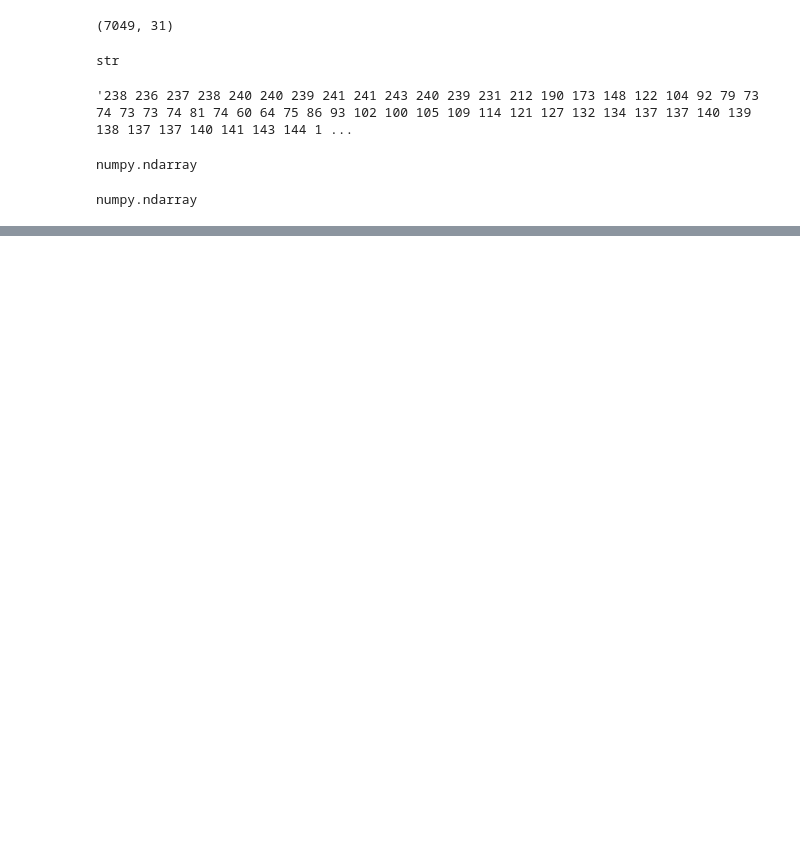
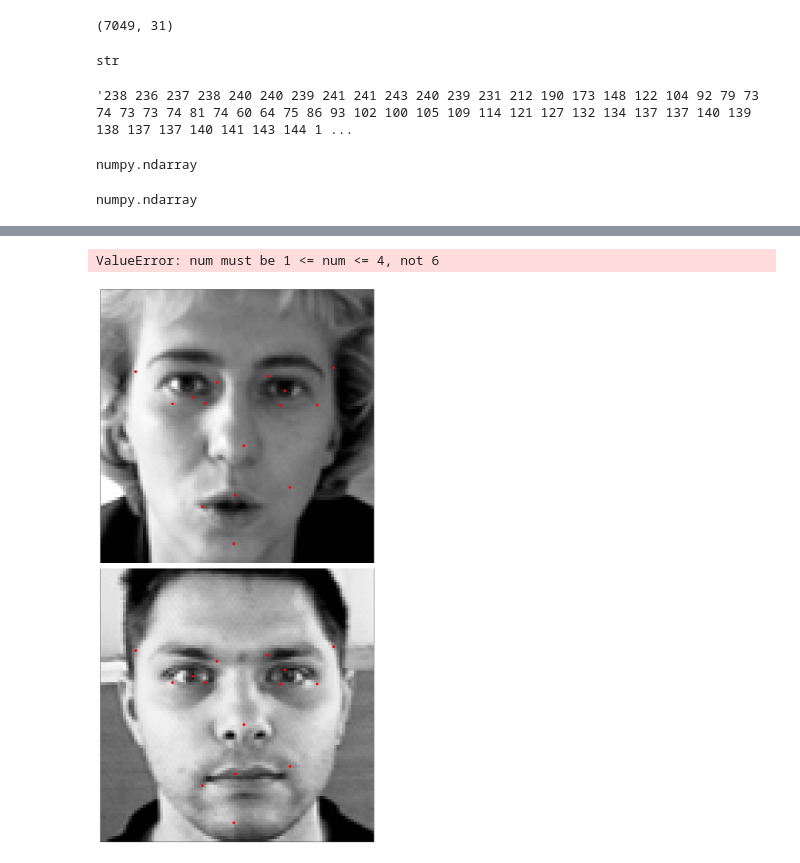
Before and after one commit to AlexandreNeuk/Facial-Keypoint-Detection, a Jupyter notebook: Untitled.ipynb, the cells around one changed output, grey strips where cells are left out. Drawn from its saved outputs; the diff is of its cells as text; code cells hidden in the pictures; blank space fills up the shorter version.

```diff
--- a/Untitled.ipynb
+++ b/Untitled.ipynb
@@ -62 +75,16 @@ plt.show()
 [figure]
+# %%
+fig = plt.figure(figsize=(20, 20))
+fig.subplots_adjust(left=0, right=1, bottom=0, top=1, hspace=0.02, wspace=0.02)
+
+for i in range(1, 8, 2):
+    fig.add_subplot(2, 2, i + 1, xticks=[], yticks=[])
+    image = plt.imshow(training['Image'][i], cmap='gray')
+    l = []
+    for i in range(1,31,2):
+        l.append(plt.plot(training.loc[i][i-1], training.loc[i][i], 'ro'))
+
+plt.show()
+# %% [output]
+ValueError: num must be 1 <= num <= 4, not 6
+[figure, added]
```
Also changed, not shown: parts of 3 cells of this notebook, 1 other file.
